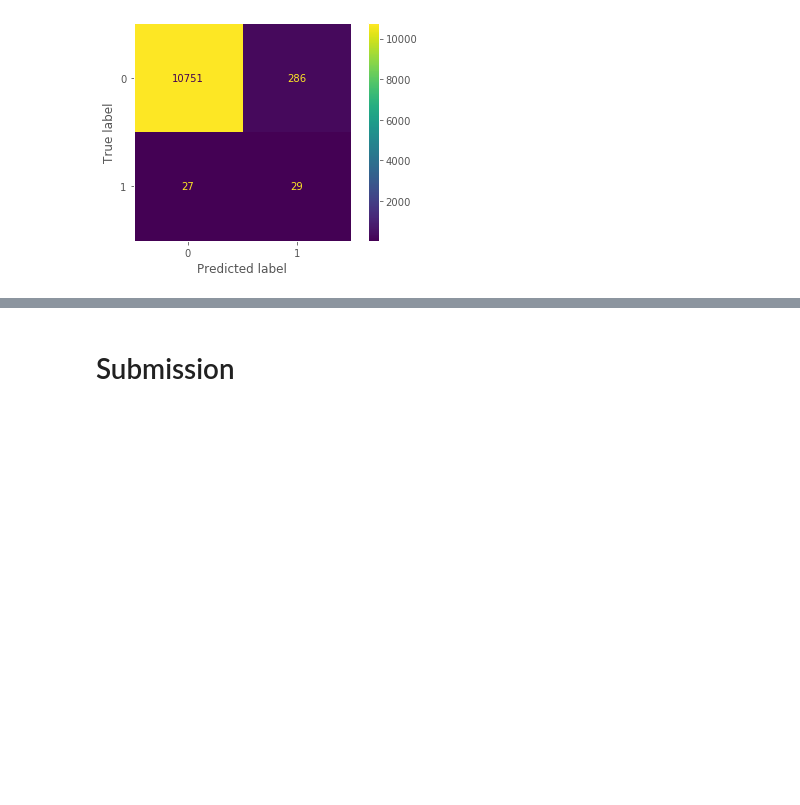
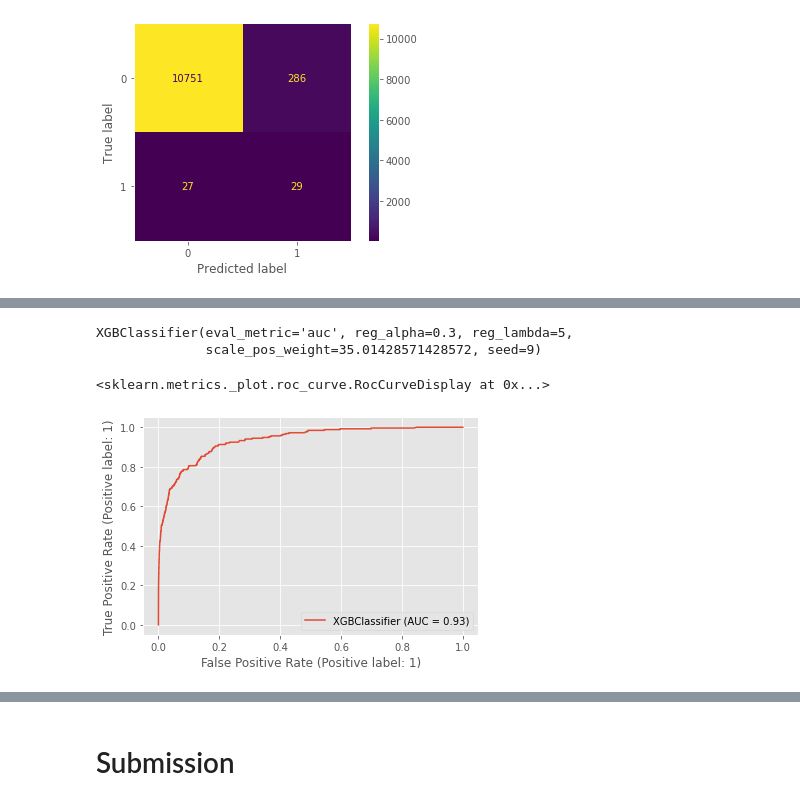
Before and after one commit to lgov/kul_advanalytics, a Jupyter notebook: assignment1/BDA_1.ipynb, the cells around one changed output, grey strips where cells are left out. Drawn from its saved outputs; the diff is of its cells as text; code cells hidden in the pictures; blank space fills up the shorter version.

```diff
--- a/assignment1/BDA_1.ipynb
+++ b/assignment1/BDA_1.ipynb
@@ -336,0 +343,4 @@ plt.show()
+# %%
+neg_length = len(y_train) - y_train.sum()
+pos_length = y_train.sum()
+ratio = neg_length/pos_length
@@ -336,0 +350,15 @@ plt.show()
+# %%
+xgb_clf = xgb.XGBClassifier(n_estimators = 100, objective="binary:logistic", eval_metric="auc", seed=9,
+                            scale_pos_weight=ratio/5, reg_alpha=0.3, reg_lambda=5)
+# %%
+X_train.iloc[:,-9:] = X_train.iloc[:,-9:].astype(float)
+# %%
+xgb_clf.fit(X_train, y_train)
+# %% [output]
+XGBClassifier(eval_metric='auc', reg_alpha=0.3, reg_lambda=5,
+              scale_pos_weight=35.01428571428572, seed=9)
+# %%
+plot_roc_curve(xgb_clf, X_train, y_train)
+# %% [output]
+<sklearn.metrics._plot.roc_curve.RocCurveDisplay at 0x...>
+[figure, added]
```
Also changed, not shown: parts of 13 cells of this notebook, 1 other file.
